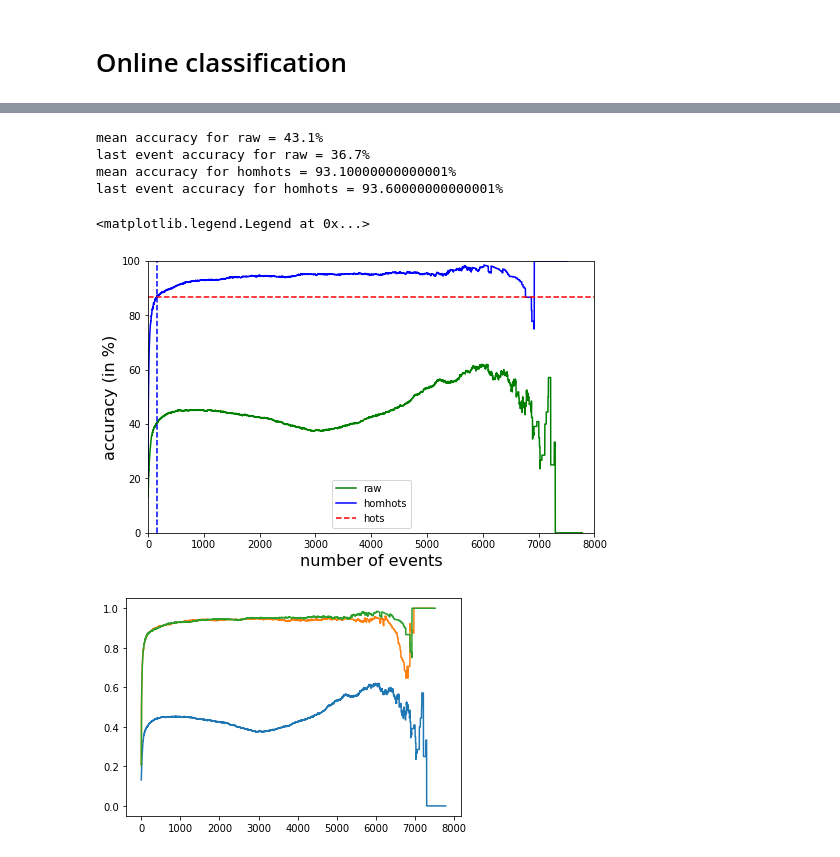
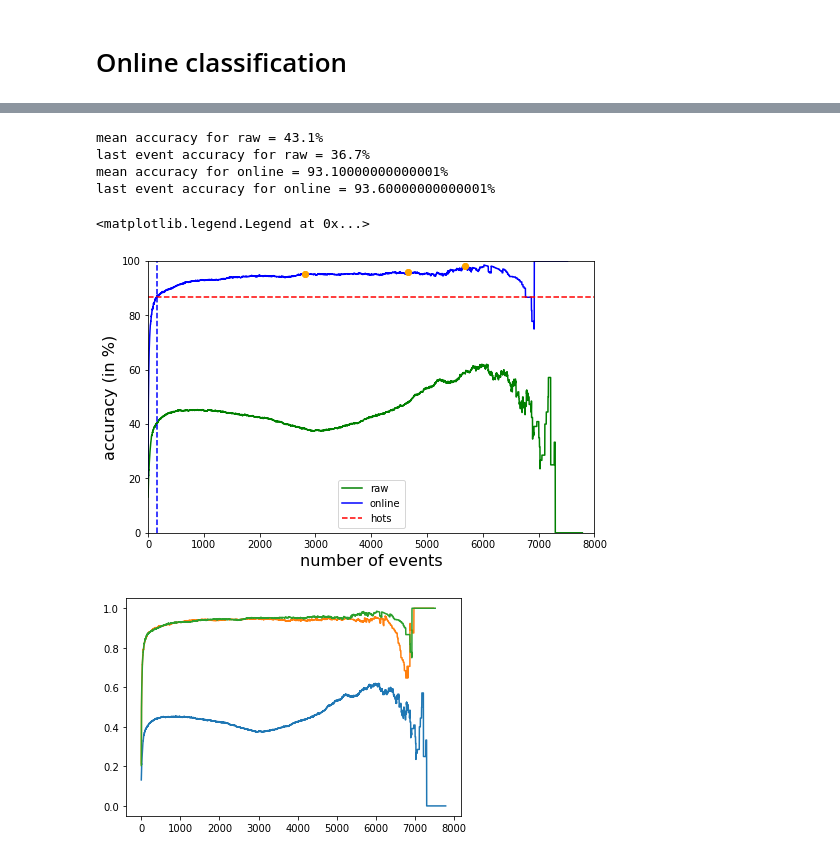
Before and after one commit to SpikeAI/HOTS, a Jupyter notebook: notebooks/RESULTS_03_NMNIST.ipynb, the cells around one changed output, grey strips where cells are left out. Drawn from its saved outputs; the diff is of its cells as text; code cells hidden in the pictures.

```diff
--- a/notebooks/RESULTS_03_NMNIST.ipynb
+++ b/notebooks/RESULTS_03_NMNIST.ipynb
@@ -332,16 +332,16 @@ from scipy.optimize import curve_fit
 def fitting(x, a, b):
     return 1-np.exp(-(b*x)**a)
 # %%
-f_name = '../Records/EXP_03_NMNIST/2021-03-29_LR_results_[4, 8, 16]_60000_10000_1.pkl'
+f_name = '../Records/EXP_03_NMNIST/2021-03-29_LR_results_raw_[4, 8, 16]_60000_10000_1.pkl'
 with open(f_name, 'rb') as file:
     results = pickle.load(file)
-name = ['homhots', 'hots', 'raw']
+name = ['online', 'hots', 'raw']
 # %%
 nb_test = 10000
 # %%
 color = ['b', 'r', 'g']
 for i in range(3):
-    pred_target, true_target, mean_acc, online_acc = results[0][i][0], results[0][i][1], results[0][i][2], results[0][i][3]
+    pred_target, true_target, mean_acc, online_acc, likelihood = results[0][i][0], results[0][i][1], results[0][i][2], results[0][i][3]
     meanac, onlinac,lastac = classification_results(pred_target, true_target, nb_test)
     #pars_hots, cov_hots = curve_fit(f=fitting, xdata=np.arange(len(onlinac)), ydata=onlinac, p0=[0.1,2], bounds=(-np.inf, np.inf))
 
@@ -361,29 +355,32 @@ last event accuracy for raw = 36.7%
 # %%
 color = ['b', 'r', 'g']
 
 fig, ax = plt.subplots(1,1,figsize=(8,5))
 for i in [2,0]:
     pred_target, true_target, mean_acc, online_acc = results[0][i][0], results[0][i][1], results[0][i][2], results[0][i][3]
     meanac, onlinac, lastac = classification_results(pred_target, true_target, nb_test)
     #pars_hots, cov_hots = curve_fit(f=fitting, xdata=np.arange(len(onlinac)), ydata=onlinac, p0=[0.1,2], bounds=(-np.inf, np.inf))
 
     ax.plot(onlinac*100, color= color[i], label=name[i])
+    ax.plot(5684, 98, 'o', color = 'orange')
+    ax.plot(4653, 96, 'o', color = 'orange')
+    ax.plot(2815, 95.2, 'o', color = 'orange')
     #plt.plot(fitting(np.arange(len(onlinac)), *pars_hots), color= color[i], alpha = 0.5)
     print(f'mean accuracy for {name[i]} = {np.round(meanac,3)*100}%')
     print(f'last event accuracy for {name[i]} = {np.round(lastac,3)*100}%')
 ax.axhline(86.9, 0, 8000, linestyle='--', color='r', label='hots')
 ax.axvline(158, 0, 87, linestyle='--', color='b')
 ax.axis([0,8000,0,100]);
 ax.set_xlabel('number of events', fontsize=16);
 ax.set_ylabel('accuracy (in %)', fontsize=16);
 ax.legend()
 # %% [output]
 mean accuracy for raw = 43.1%
 last event accuracy for raw = 36.7%
-mean accuracy for homhots = 93.10000000000001%
-last event accuracy for homhots = 93.60000000000001%
+mean accuracy for online = 93.10000000000001%
+last event accuracy for online = 93.60000000000001%
 <matplotlib.legend.Legend at 0x...>
-[figure, old version]
+[figure, new version]
 # %%
 printfig(fig, 'onlinac.pdf')
 # %%
```
Also changed, not shown: parts of 4 cells of this notebook, 3 other files.
